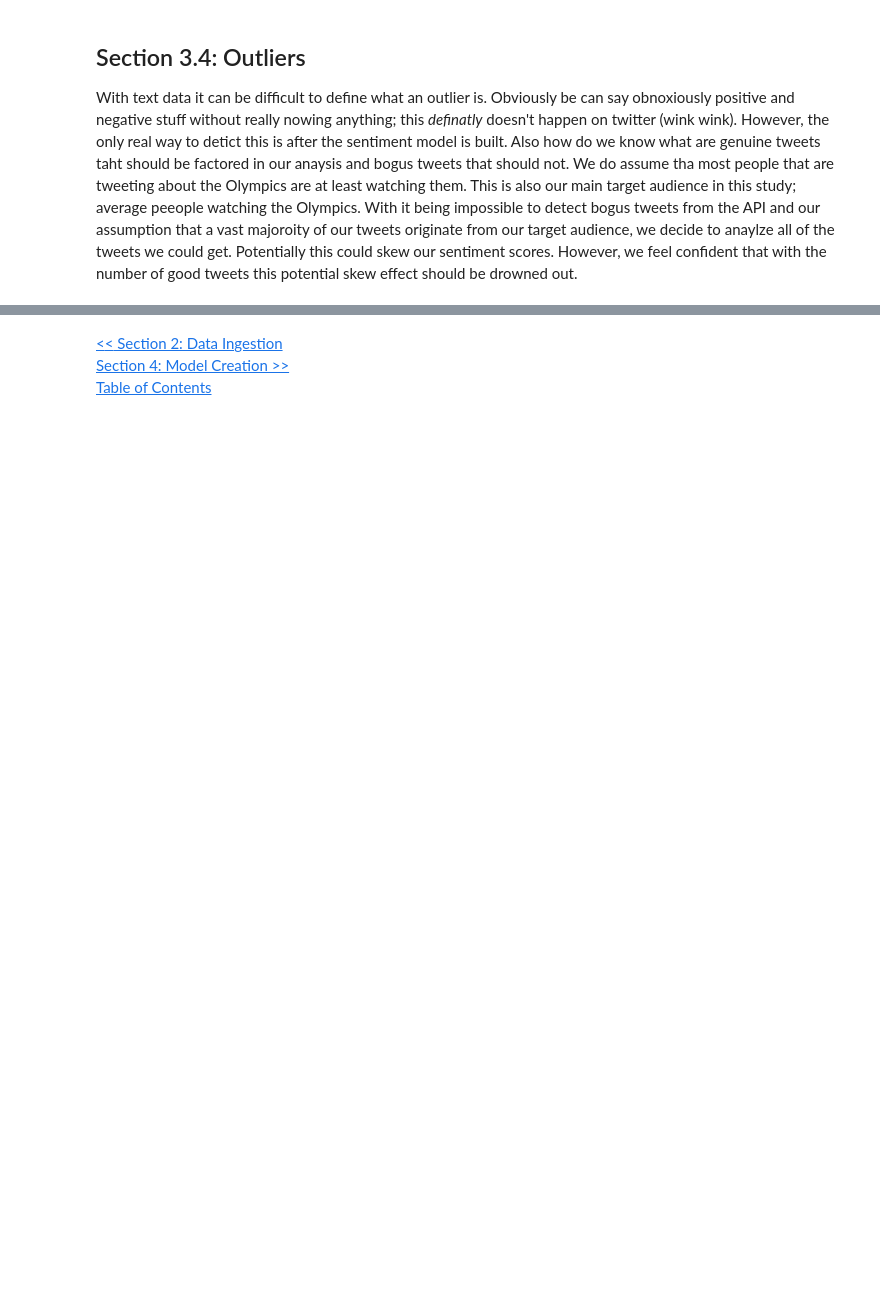
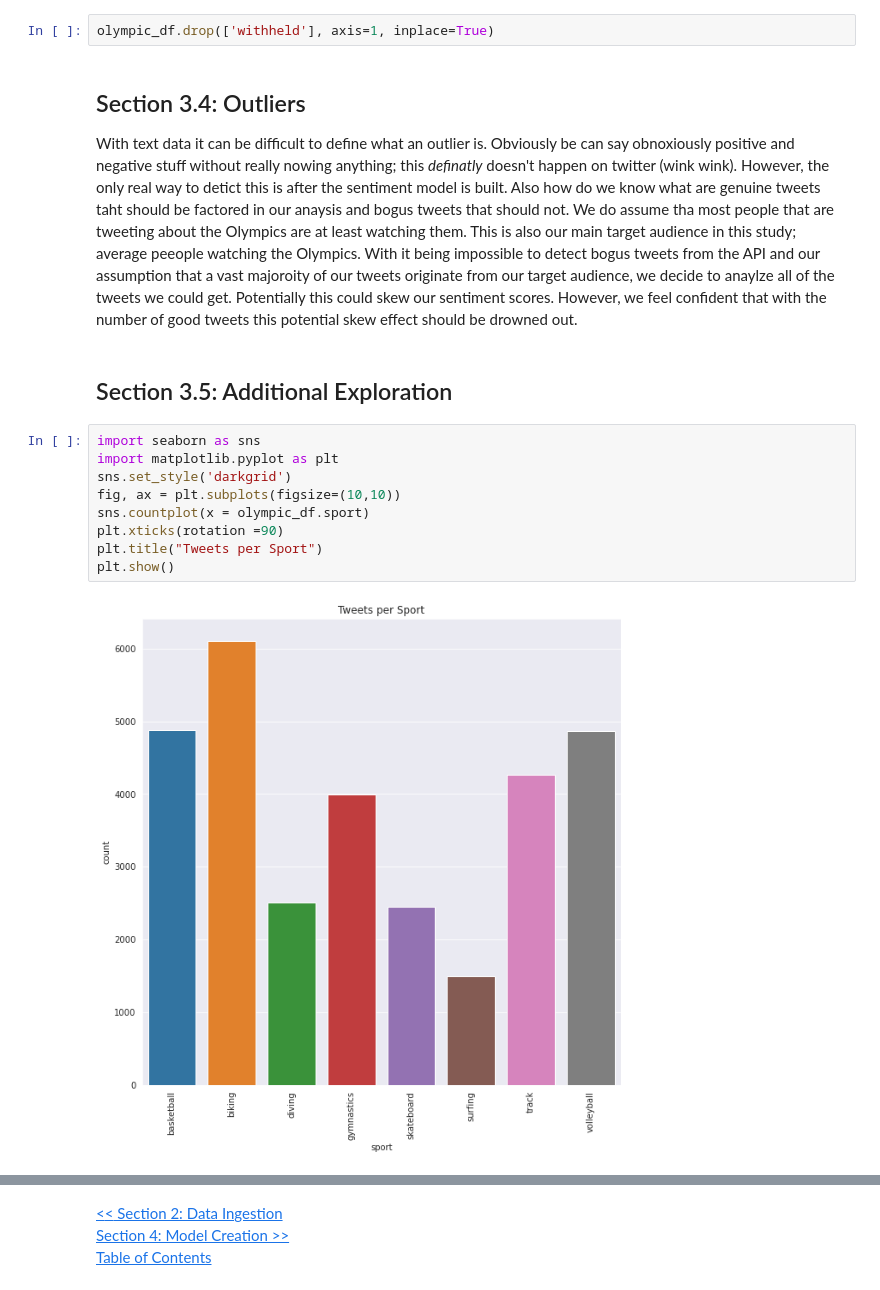
Before and after one commit to cvorsanger/COMP-4447-Final-Project, a Jupyter notebook: notebooks/Cleaning.ipynb, the cells around one changed output, grey strips where cells are left out. Cells and saved outputs as stored; diff of their text form; blank space fills up the shorter version.

```diff
--- a/notebooks/Cleaning.ipynb
+++ b/notebooks/Cleaning.ipynb
@@ -110,4 +115,19 @@ Because we do not have any missing values we do not have to fill in any of these
+# %%
+olympic_df.drop(['withheld'], axis=1, inplace=True)
 # %% [markdown]
 ## Section 3.4: Outliers <a class="anchor" id="outs"></a>
 
 With text data it can be difficult to define what an outlier is. Obviously be can say obnoxiously positive and negative stuff without really nowing anything; this *definatly* doesn't happen on twitter (wink wink). However, the only real way to detict this is after the sentiment model is built. Also how do we know what are genuine tweets taht should be factored in our anaysis and bogus tweets that should not. We do assume tha most people that are tweeting about the Olympics are at least watching them. This is also our main target audience in this study; average peeople watching the Olympics. With it being impossible to detect bogus tweets from the API and our assumption that a vast majoroity of our tweets originate from our target audience, we decide to anaylze all of the tweets we could get. Potentially this could skew our sentiment scores. However, we feel confident that with the number of good tweets this potential skew effect should be drowned out.
+# %% [markdown]
+## Section 3.5: Additional Exploration <a class="anchor" id="add_exp"></a>
+# %%
+import seaborn as sns
+import matplotlib.pyplot as plt
+sns.set_style('darkgrid')
+fig, ax = plt.subplots(figsize=(10,10))
+sns.countplot(x = olympic_df.sport)
+plt.xticks(rotation =90)
+plt.title("Tweets per Sport")
+plt.show()
+# %% [output]
+[figure, added]
```
Also changed, not shown: parts of 11 cells of this notebook, 12 other files.
